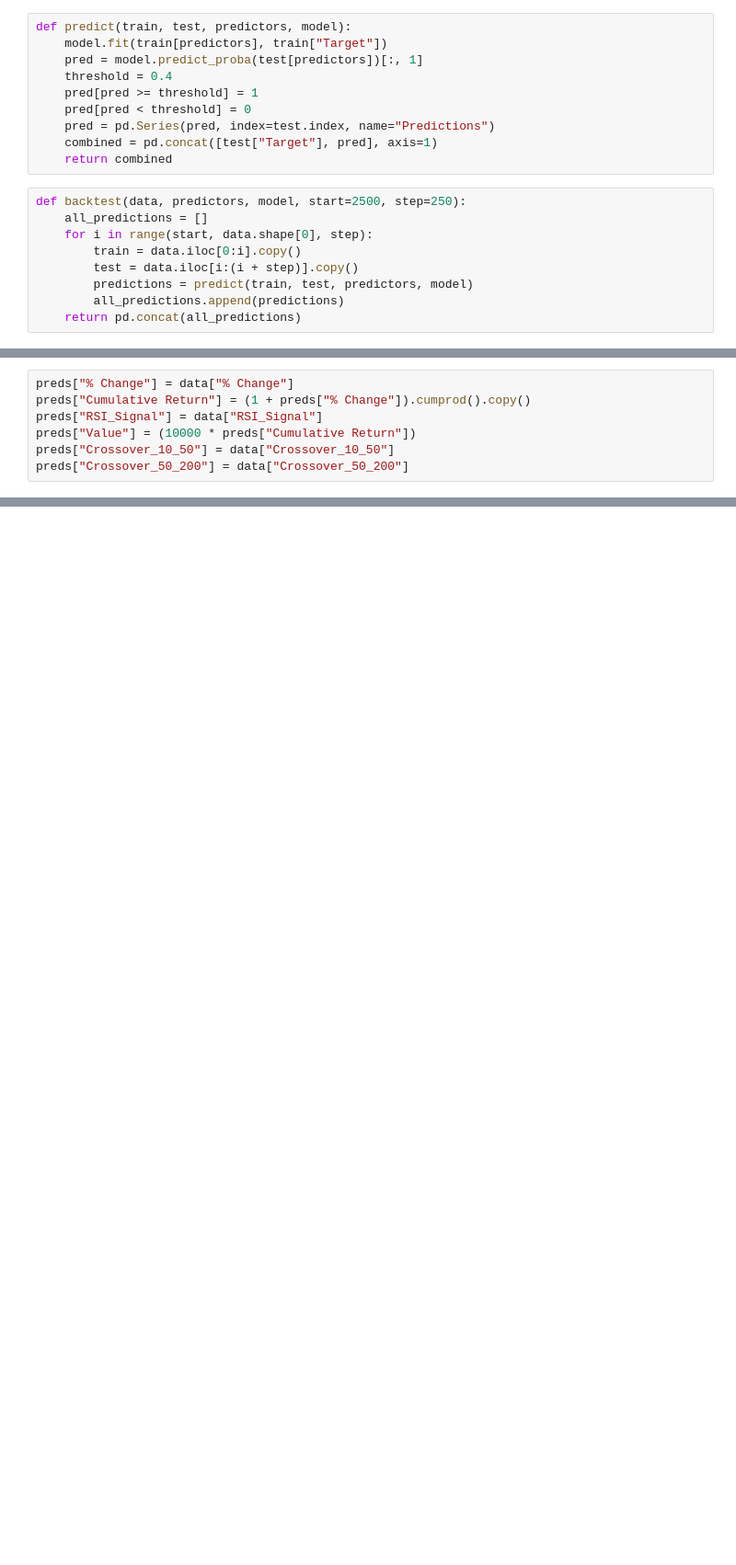
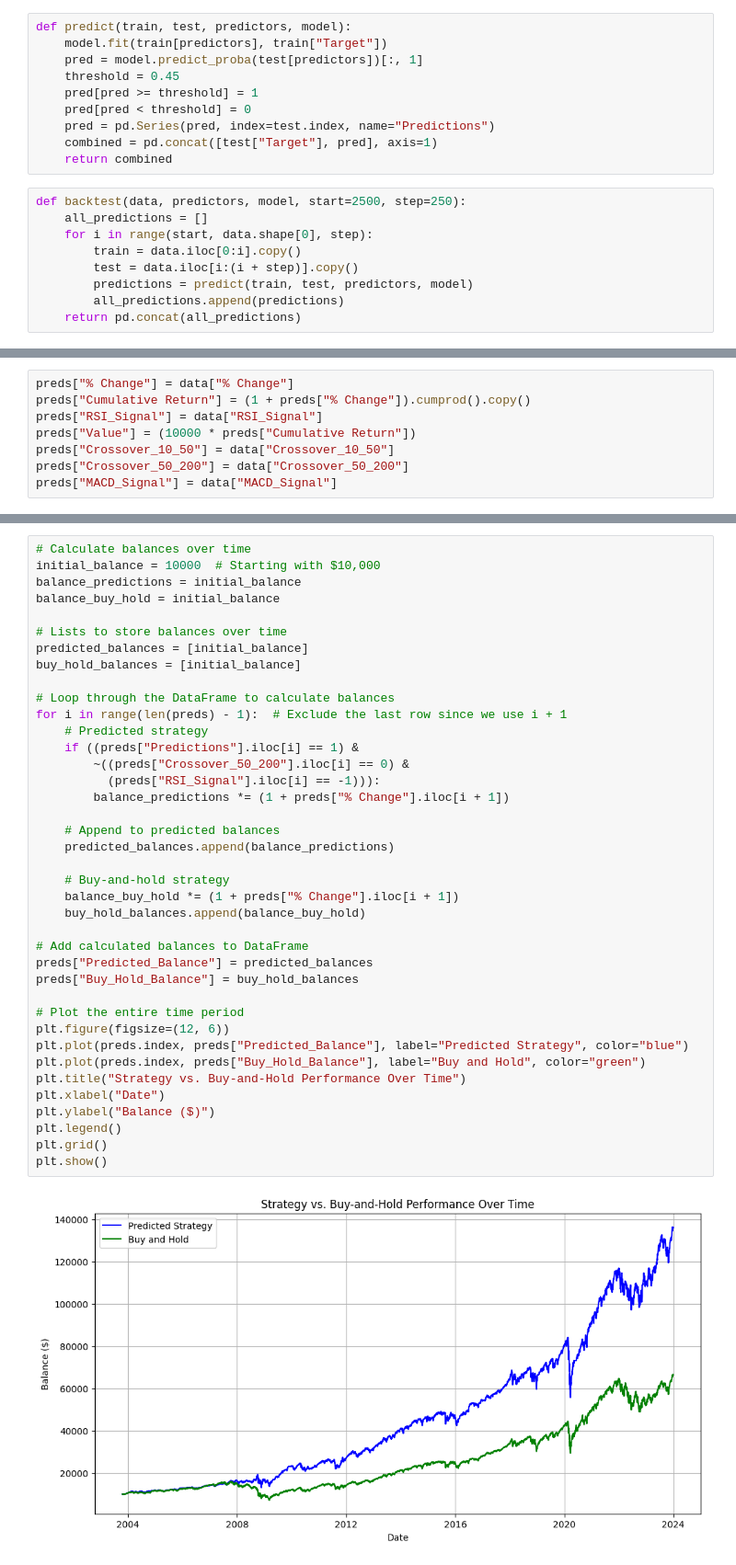
Before and after one commit to kevinkuriakose173/Trading-Algorithm, a Jupyter notebook: main.ipynb, the cells around one changed output, grey strips where cells are left out. Shown: that part at 92% size. Cells and saved outputs as stored; diff of their text form; blank space fills up the shorter version.

```diff
--- a/main.ipynb
+++ b/main.ipynb
@@ -49,7 +72,7 @@ data.dropna(inplace=True)
 def predict(train, test, predictors, model):
     model.fit(train[predictors], train["Target"])
     pred = model.predict_proba(test[predictors])[:, 1]
-    threshold = 0.4
+    threshold = 0.45
     pred[pred >= threshold] = 1
     pred[pred < threshold] = 0
     pred = pd.Series(pred, index=test.index, name="Predictions")
@@ -76,3 +99,4 @@ preds["RSI_Signal"] = data["RSI_Signal"]
 preds["Value"] = (10000 * preds["Cumulative Return"])
 preds["Crossover_10_50"] = data["Crossover_10_50"]
 preds["Crossover_50_200"] = data["Crossover_50_200"]
+preds["MACD_Signal"] = data["MACD_Signal"]
@@ -195,0 +103,41 @@ Real Balance: 53340.52
+# %%
+# Calculate balances over time
+initial_balance = 10000  # Starting with $10,000
+balance_predictions = initial_balance
+balance_buy_hold = initial_balance
+
+# Lists to store balances over time
+predicted_balances = [initial_balance]
+buy_hold_balances = [initial_balance]
+
+# Loop through the DataFrame to calculate balances
+for i in range(len(preds) - 1):  # Exclude the last row since we use i + 1
+    # Predicted strategy
+    if ((preds["Predictions"].iloc[i] == 1) &
+        ~((preds["Crossover_50_200"].iloc[i] == 0) &
+          (preds["RSI_Signal"].iloc[i] == -1))):
+        balance_predictions *= (1 + preds["% Change"].iloc[i + 1])
+
+    # Append to predicted balances
+    predicted_balances.append(balance_predictions)
+
+    # Buy-and-hold strategy
+    balance_buy_hold *= (1 + preds["% Change"].iloc[i + 1])
+    buy_hold_balances.append(balance_buy_hold)
+
+# Add calculated balances to DataFrame
+preds["Predicted_Balance"] = predicted_balances
+preds["Buy_Hold_Balance"] = buy_hold_balances
+
+# Plot the entire time period
+plt.figure(figsize=(12, 6))
+plt.plot(preds.index, preds["Predicted_Balance"], label="Predicted Strategy", color="blue")
+plt.plot(preds.index, preds["Buy_Hold_Balance"], label="Buy and Hold", color="green")
+plt.title("Strategy vs. Buy-and-Hold Performance Over Time")
+plt.xlabel("Date")
+plt.ylabel("Balance ($)")
+plt.legend()
+plt.grid()
+plt.show()
+# %% [output]
+[figure, added]
```
Also changed, not shown: parts of 9 cells of this notebook, 1 other file.
